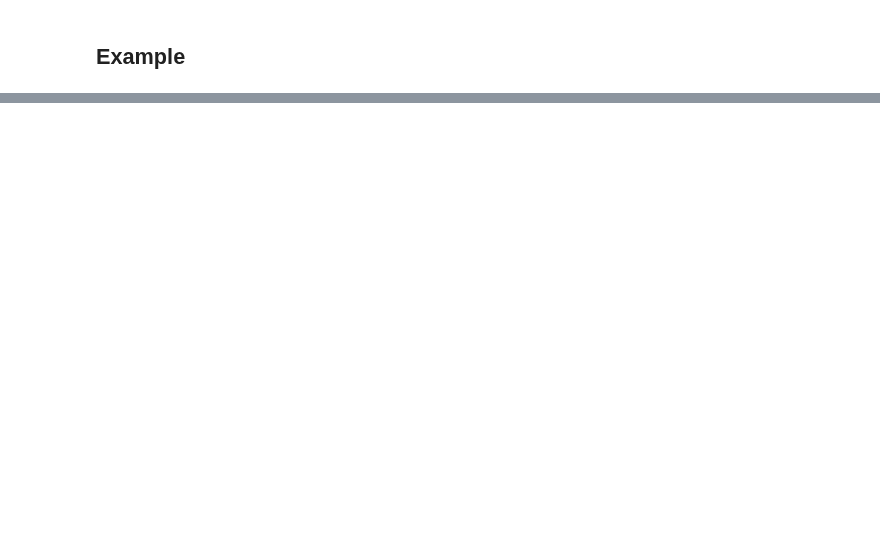
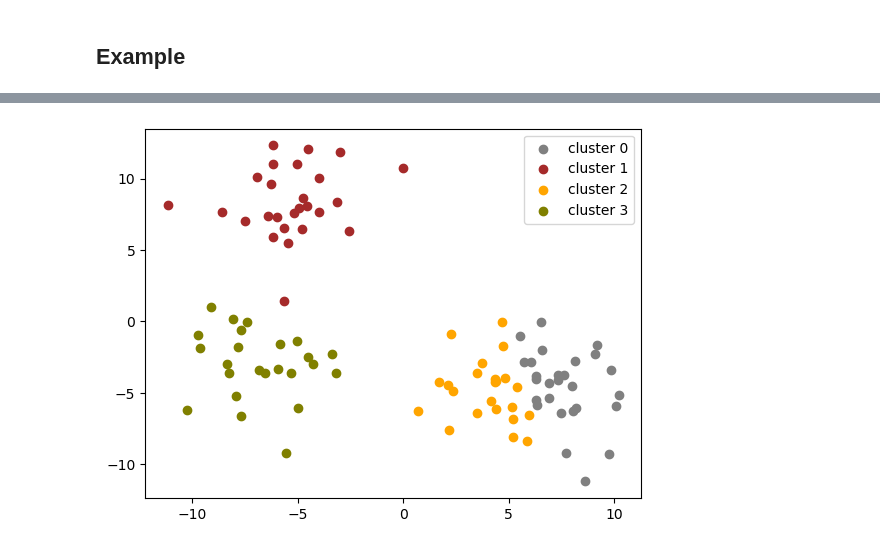
Before and after one commit to roomate/ML_from_scratch, a Jupyter notebook: clustering.ipynb, the cells around one changed output, grey strips where cells are left out. Cells and saved outputs as stored; diff of their text form; code cells hidden in the pictures; blank space fills up the shorter version.

```diff
--- a/clustering.ipynb
+++ b/clustering.ipynb
@@ -994,0 +1435,4 @@ It solves the same optimization problem as K-MEANS, but with $L^1$ distance rath
+# %%
+kmedian.plot_clusters()
+# %% [output]
+[figure, added]
```
Also changed, not shown: parts of 23 cells of this notebook.
